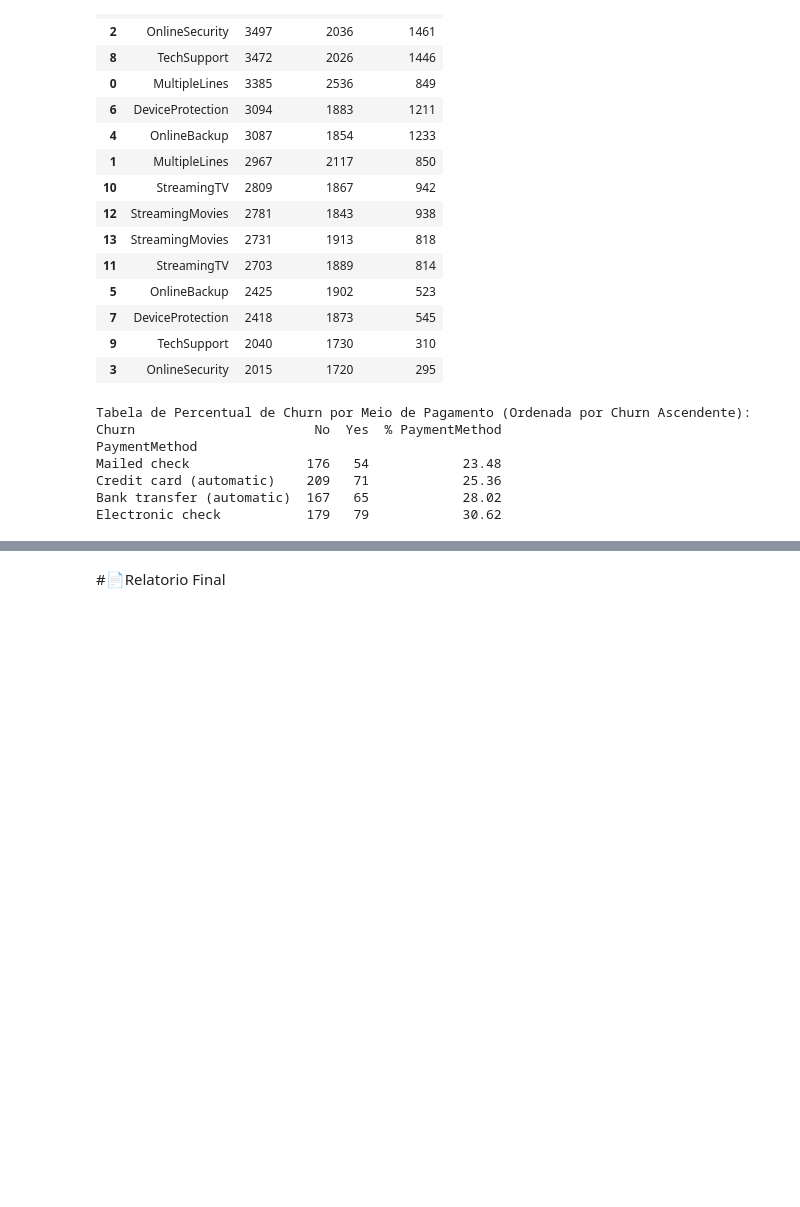
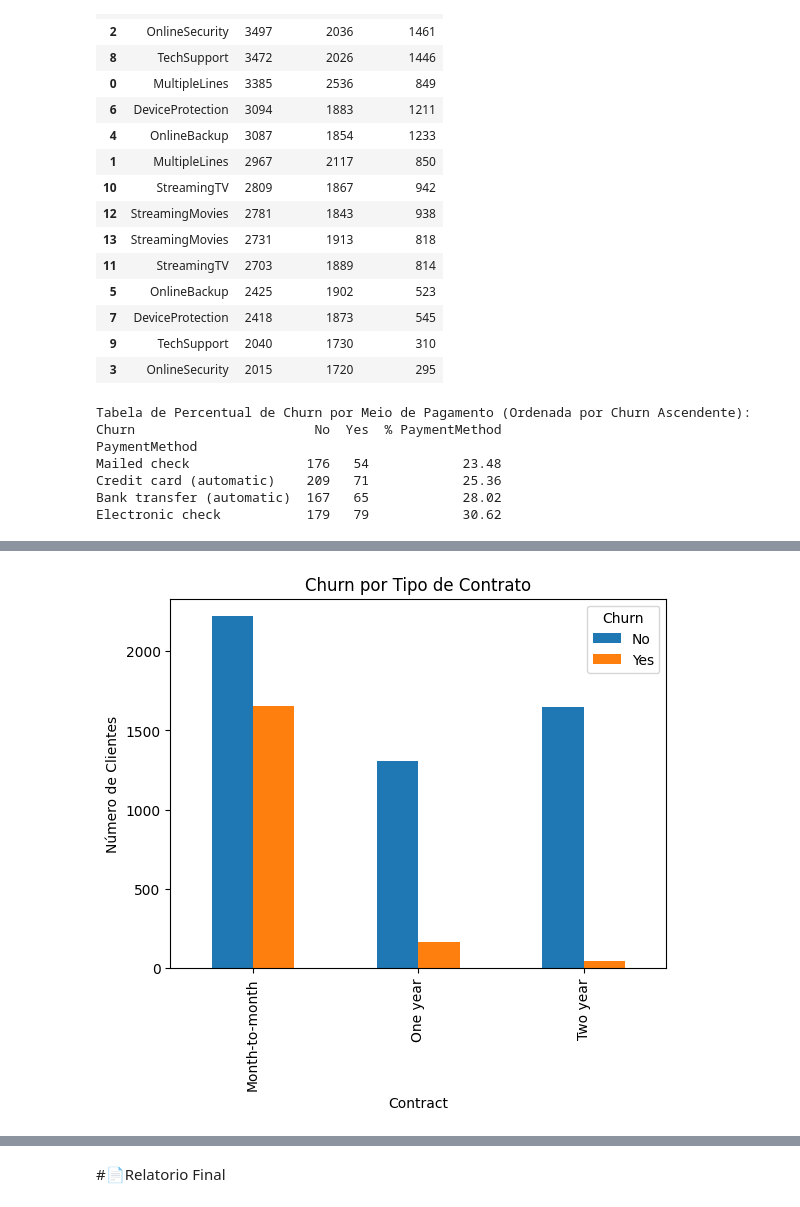
Before and after one commit to sanemar/telecomx, a Jupyter notebook: TelecomX_BR.ipynb, the cells around one changed output, grey strips where cells are left out. Saved outputs shown, nothing was run; the diff lists cells and outputs as text; code cells hidden in the pictures; blank space fills up the shorter version.

```diff
--- a/TelecomX_BR.ipynb
+++ b/TelecomX_BR.ipynb
@@ -341,5 +350,9 @@ KeyError: 'tenure'
 # %%
-#Exibe a relação entre o tempo de contrato e o percentual de Churn
+data = {
+    'tenure': np.random.choice(['Month-to-month', 'One year', 'Two year'], 1000),
+    'Churn': np.random.choice(['Yes', 'No'], 1000, p=[0.25, 0.75]),
+}
+df_normalizado = pd.DataFrame(data)
 tabela = df_normalizado.groupby(['tenure', 'Churn']).size().unstack().fillna(0)
 tabela['% churn'] = (tabela['Yes'] / (tabela['No'] + tabela['Yes']) * 100).round(2)
 tabela_percentual = tabela[['No', 'Yes', '% churn']]
@@ -358,0 +464,8 @@ custo_mensal
+# %%
+#Removendo as linhas do dataframe com Churn vazio
+df_normalizado = df_normalizado[df_normalizado['Churn'] != '']
+
+comprimento_df = len(df_normalizado)
+churn_vazio = len(df_normalizado[df_normalizado['Churn'] == ''])
+
+print(f"Churn vazio {churn_vazio} linhas sem valor na coluna Churn de um total de {comprimento_df} linhas")
@@ -381,11 +528,13 @@ plt.show()
 # %%
 # churn por tipo de contrato
 contratos_df = df_normalizado.groupby(['Contract', 'Churn']).size().unstack().fillna(0)
-contratos_df.columns = ['Sem_Churn', 'Com_Churn']
 
-contratos_df[['Sem_Churn', 'Com_Churn']].plot(
+# The columns are 'No' and 'Yes' after unstacking
+contratos_df[['No', 'Yes']].plot(
     kind='bar',
     title="Churn por Tipo de Contrato"
 ).set_ylabel("Número de Clientes")
 
 plt.show()
+# %% [output]
+[figure, added]
```
Also changed, not shown: parts of 16 cells of this notebook.
